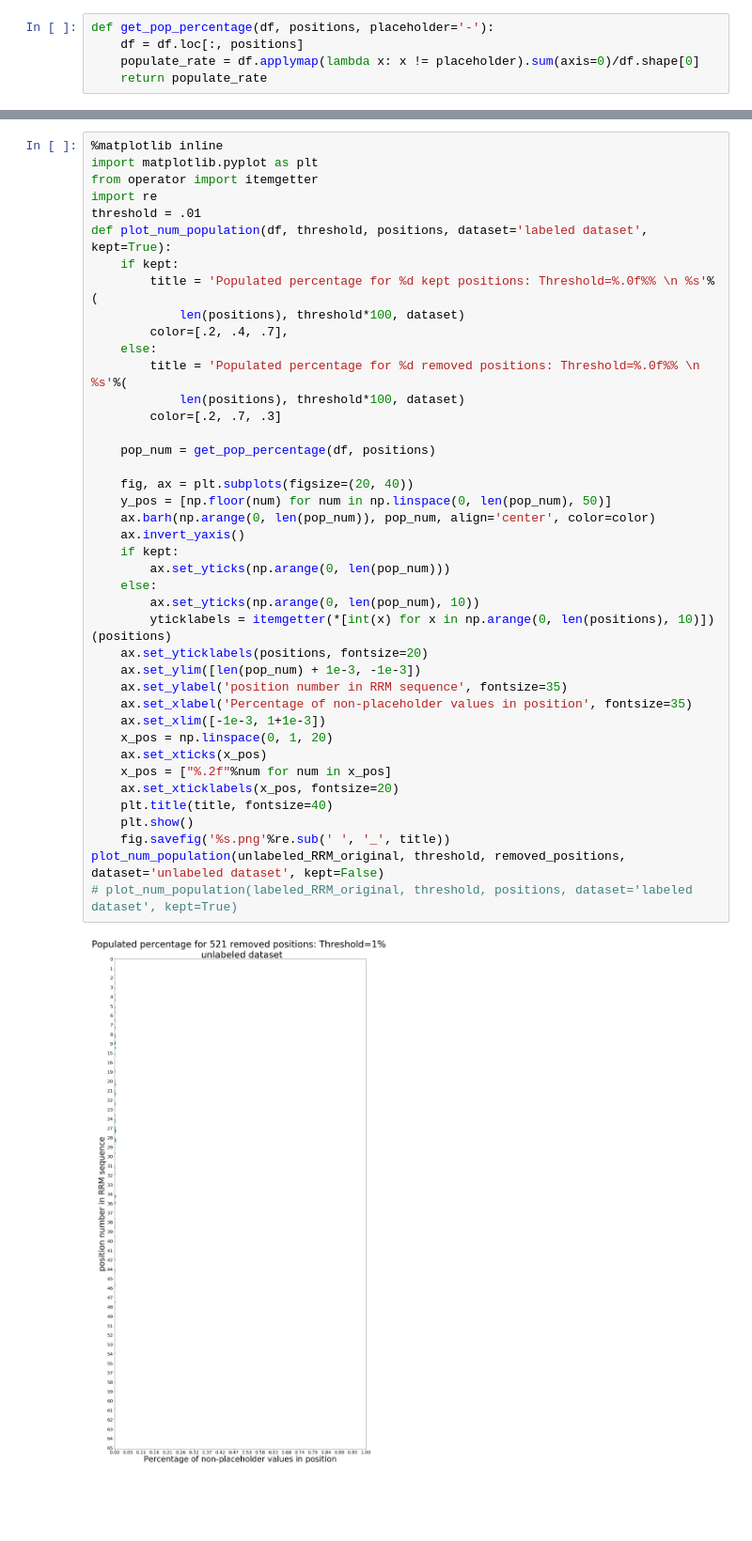
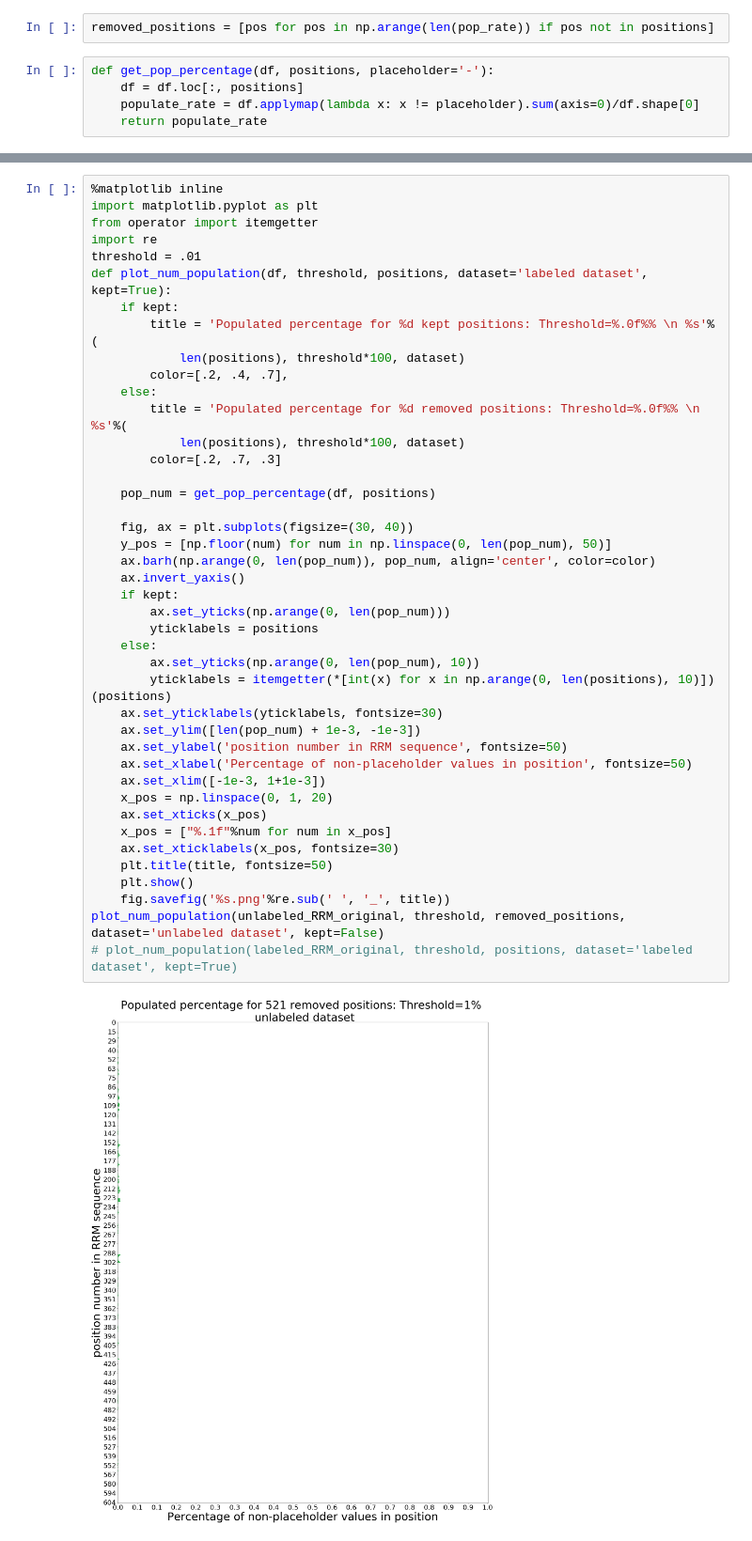
Before and after one commit to ostwind/ProteinLatentRep, a Jupyter notebook: CNN_LSTM/Dataframe investigation & postprocessing.ipynb, the cells around one changed output, grey strips where cells are left out. Shown at 94% size. Cells and saved outputs as stored; diff of their text form; blank space fills up the shorter version.

```diff
--- a/CNN_LSTM/Dataframe investigation & postprocessing.ipynb
+++ b/CNN_LSTM/Dataframe investigation & postprocessing.ipynb
@@ -184,6 +292,8 @@ labeled_RRM_original.shape
 unlabeled_RRM_original.shape
 # %% [output]
 (99932, 605)
+# %%
+removed_positions = [pos for pos in np.arange(len(pop_rate)) if pos not in positions]
 # %%
 def get_pop_percentage(df, positions, placeholder='-'):
     df = df.loc[:, positions]
@@ -213,38 +307,39 @@ import re
 threshold = .01
 def plot_num_population(df, threshold, positions, dataset='labeled dataset', kept=True):
     if kept:
         title = 'Populated percentage for %d kept positions: Threshold=%.0f%% \n %s'%(
             len(positions), threshold*100, dataset)
         color=[.2, .4, .7],
     else:
         title = 'Populated percentage for %d removed positions: Threshold=%.0f%% \n %s'%(
             len(positions), threshold*100, dataset)
         color=[.2, .7, .3]
 
     pop_num = get_pop_percentage(df, positions)
 
-    fig, ax = plt.subplots(figsize=(20, 40))
+    fig, ax = plt.subplots(figsize=(30, 40))
     y_pos = [np.floor(num) for num in np.linspace(0, len(pop_num), 50)]
     ax.barh(np.arange(0, len(pop_num)), pop_num, align='center', color=color)
     ax.invert_yaxis()
     if kept:
         ax.set_yticks(np.arange(0, len(pop_num)))
+        yticklabels = positions
     else:
         ax.set_yticks(np.arange(0, len(pop_num), 10))
         yticklabels = itemgetter(*[int(x) for x in np.arange(0, len(positions), 10)])(positions)
-    ax.set_yticklabels(positions, fontsize=20)
+    ax.set_yticklabels(yticklabels, fontsize=30)
     ax.set_ylim([len(pop_num) + 1e-3, -1e-3])
-    ax.set_ylabel('position number in RRM sequence', fontsize=35)
-    ax.set_xlabel('Percentage of non-placeholder values in position', fontsize=35)
+    ax.set_ylabel('position number in RRM sequence', fontsize=50)
+    ax.set_xlabel('Percentage of non-placeholder values in position', fontsize=50)
     ax.set_xlim([-1e-3, 1+1e-3])
     x_pos = np.linspace(0, 1, 20)
     ax.set_xticks(x_pos)
-    x_pos = ["%.2f"%num for num in x_pos]
-    ax.set_xticklabels(x_pos, fontsize=20)
-    plt.title(title, fontsize=40)
+    x_pos = ["%.1f"%num for num in x_pos]
+    ax.set_xticklabels(x_pos, fontsize=30)
+    plt.title(title, fontsize=50)
     plt.show()
     fig.savefig('%s.png'%re.sub(' ', '_', title))
 plot_num_population(unlabeled_RRM_original, threshold, removed_positions, dataset='unlabeled dataset', kept=False)
 # plot_num_population(labeled_RRM_original, threshold, positions, dataset='labeled dataset', kept=True)
 # %% [output]
-[figure, old version]
+[figure, new version]
```
Also changed, not shown: parts of 27 cells of this notebook.
